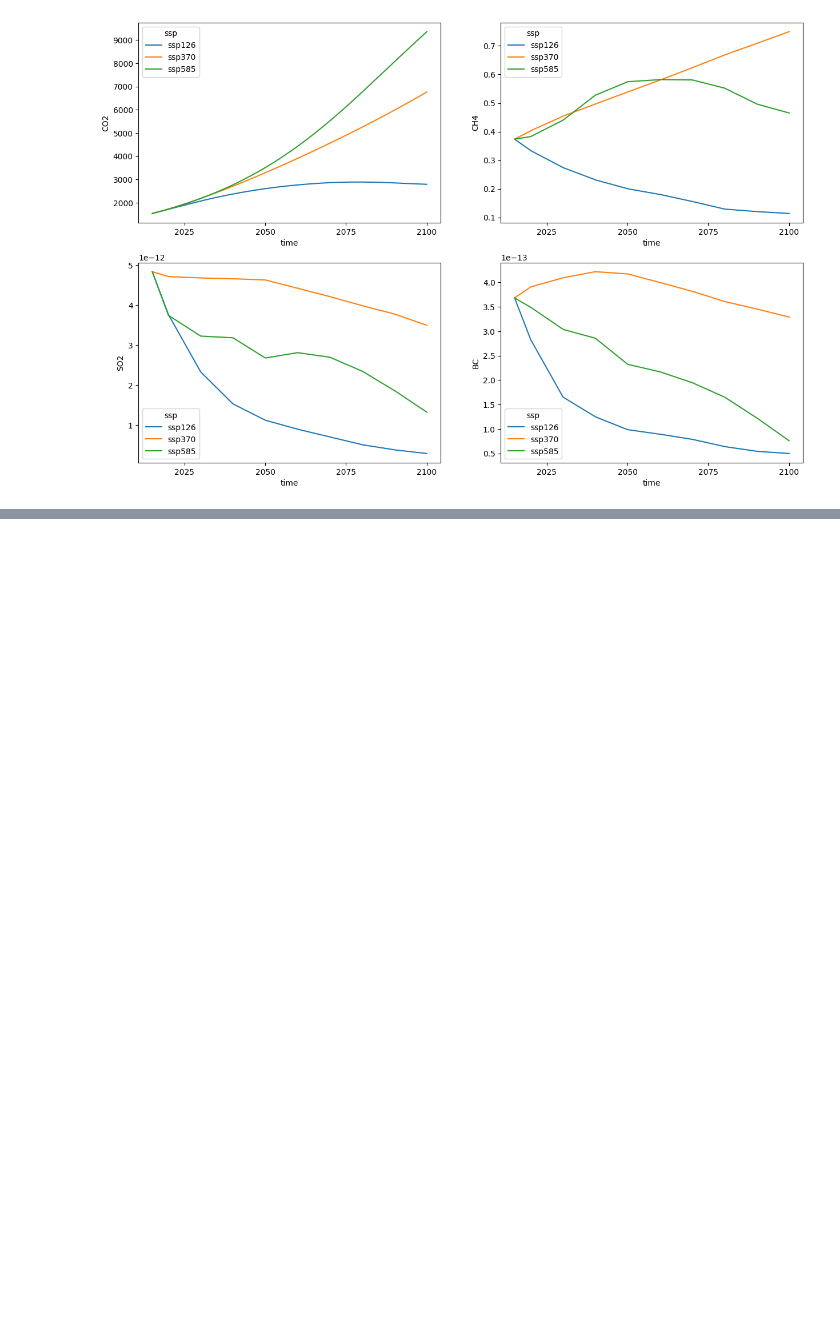
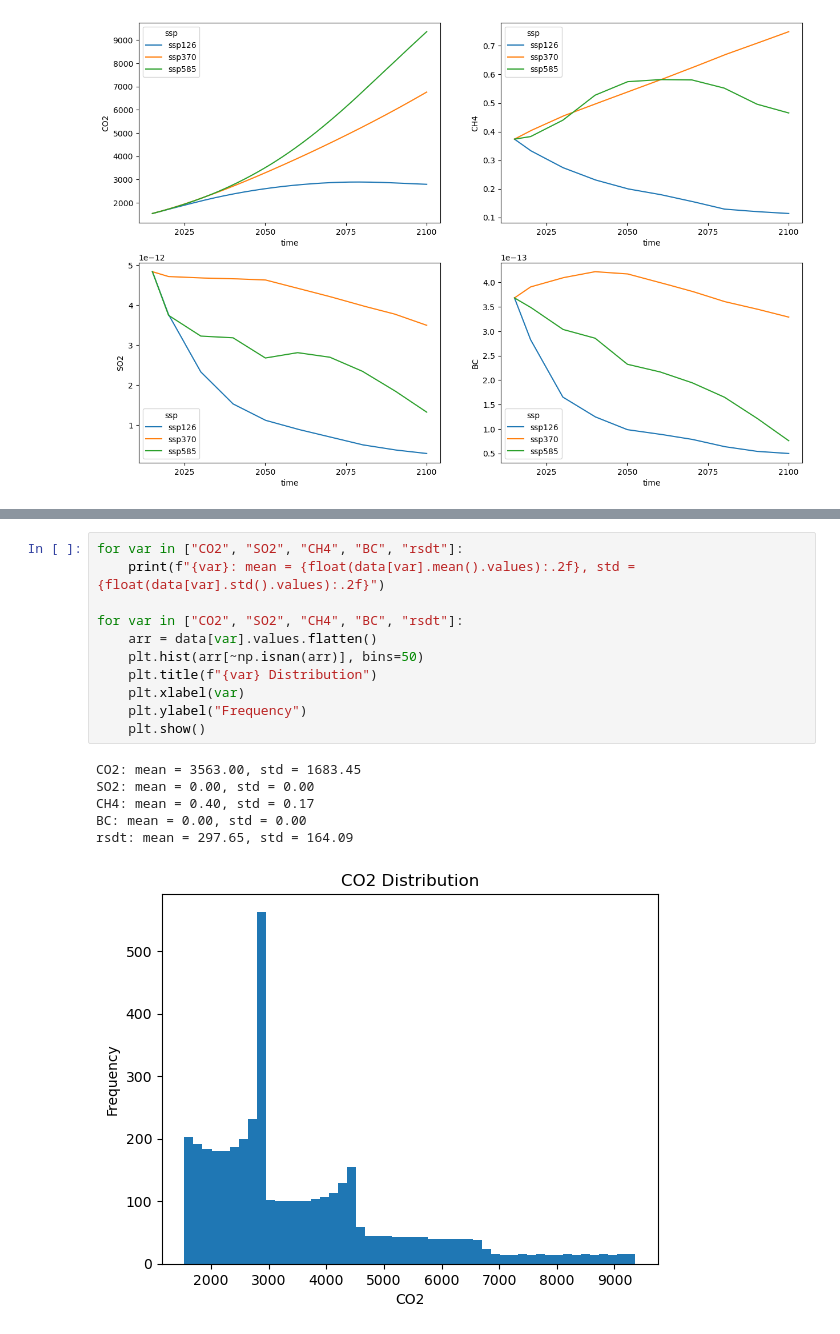
Before and after one commit to ZhenmanShen/Physics-Based-Climate-Model, a Jupyter notebook: notebooks/data-exploration-basic.ipynb, the cells around one changed output, grey strips where cells are left out. Saved outputs shown, nothing was run; the diff lists cells and outputs as text; blank space fills up the shorter version.

```diff
--- a/notebooks/data-exploration-basic.ipynb
+++ b/notebooks/data-exploration-basic.ipynb
@@ -71,0 +108,18 @@ _ = global_mean_data.BC.plot(ax=axes[3], hue="ssp")
+# %%
+for var in ["CO2", "SO2", "CH4", "BC", "rsdt"]:
+    print(f"{var}: mean = {float(data[var].mean().values):.2f}, std = {float(data[var].std().values):.2f}")
+
+for var in ["CO2", "SO2", "CH4", "BC", "rsdt"]:
+    arr = data[var].values.flatten()
+    plt.hist(arr[~np.isnan(arr)], bins=50)
+    plt.title(f"{var} Distribution")
+    plt.xlabel(var)
+    plt.ylabel("Frequency")
+    plt.show()
+# %% [output]
+CO2: mean = 3563.00, std = 1683.45
+SO2: mean = 0.00, std = 0.00
+CH4: mean = 0.40, std = 0.17
+BC: mean = 0.00, std = 0.00
+rsdt: mean = 297.65, std = 164.09
+[figure, added]
```
Also changed, not shown: parts of 8 cells of this notebook.
